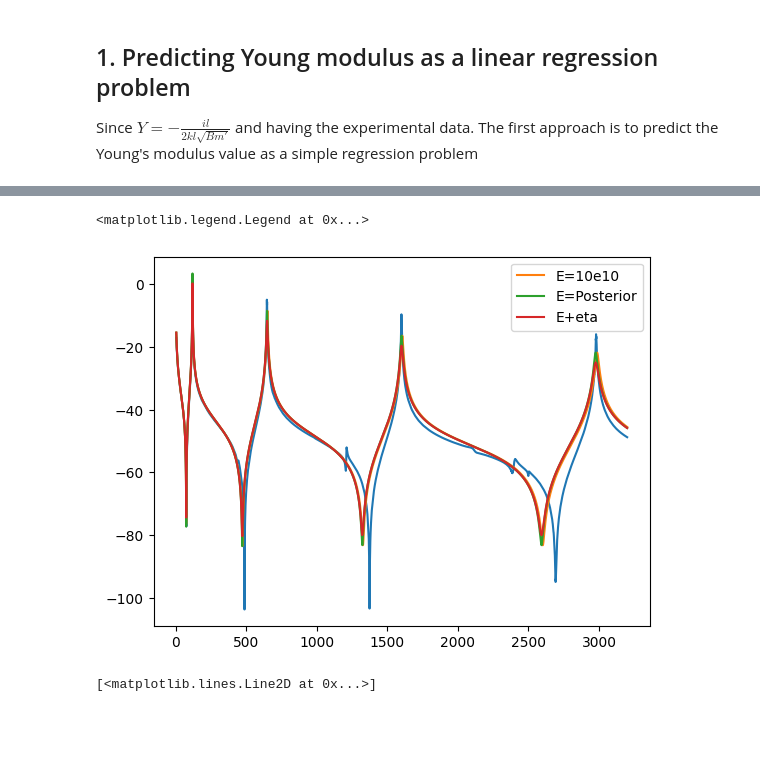
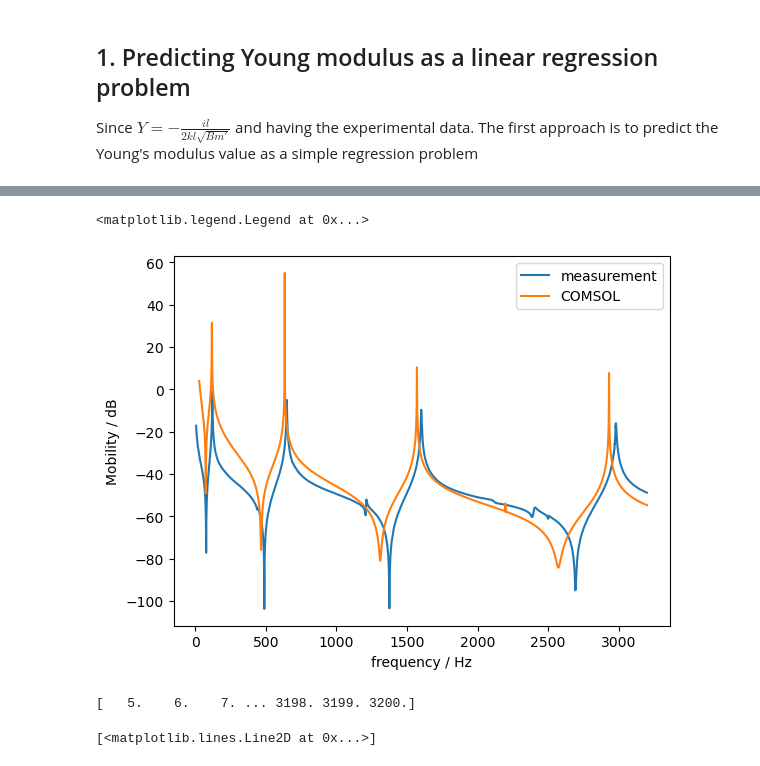
Before and after one commit to taboleiro/BayesianVibrationsModeling, a Jupyter notebook: BEMD.ipynb, the cells around one changed output, grey strips where cells are left out. Cells and saved outputs as stored; diff of their text form; code cells hidden in the pictures; blank space fills up the shorter version.

Commit message:
beam process using all the parameters

```diff
--- a/BEMD.ipynb
+++ b/BEMD.ipynb
@@ -16,6 +16,7 @@ beam = {"length": 0.301,
         "width": 0.026,
         "thickness": 0.003,
         "E":10e10,
+        "rho": 8.34e3,
         #"E": 100000186368, # approach without normalizing
         #"E": 100000194560, # normalized approach
         #"E": 10e11,
@@ -41,7 +43,7 @@ def normalize(x):
     x = (x - x.mean()) / x.std()
     return x
 
-def mobilityFunc(E, freq, beam, eta=0.007):
+def mobilityFunc(E, freq, beam, rho = 2.59*8.4e-3, eta=0.007):
 
     l = beam["length"]/2
 
@@ -49,15 +51,23 @@ def mobilityFunc(E, freq, beam, eta=0.007):
     w = 2*np.pi*freq # Angular frequency
     B = E*beam["I"] #
     complex_B = E*(1+1j*eta)*beam["I"]
-    cb = np.sqrt(w)*(B/beam["massPerUnit"])**(1/4) # bending wave velocity
+    cb = np.sqrt(w)*(B/(rho*beam["thickness"]*beam["width"]))**(1/4) # bending wave velocity
 
     kl = w/(cb)*l # bending wave number
     complex_kl = kl*(1-1j*eta/4)
     N_l = np.cos(complex_kl)*np.cosh(complex_kl) + 1
     D_l = np.cos(complex_kl)*np.sinh(complex_kl) + np.sin(complex_kl)*np.cosh(complex_kl)
 
-    Y = -(1j*l)/ (2*complex_kl*np.sqrt(complex_B *beam["massPerUnit"])) * N_l/D_l
+    Y = -(1j*l)/ (2*complex_kl*np.sqrt(complex_B *rho*beam["thickness"]*beam["width"])) * N_l/D_l
     return Y
     #Y = -(0.25*eta+1j)*l/(2*kl*np.sqrt(B*beam["massPerUnit"])) * N_l/D_l
     # The mobility is a complex value but just the absolute value is shown
     #Y = -1j*l/ (2*complex_kl*torch.sqrt(complex_B*beam["massPerUnit"])) d* N_l/D_l)
+# %%
+FEM = pd.read_csv("./Data/bend/flatBeam.csv")[30:]
+FEMmob = np.array(FEM["beam.mph"].astype(np.float))
+FEMfreq = np.array(FEM["% Model"].astype(np.float))
+
+plt.plot(FEMfreq, 20*np.log10(FEMmob), label="COMSOL")
+plt.xlabel("Frequency (Hz)")
+plt.ylabel("Mobility (dB)")
@@ -64,25 +129,34 @@ def mobilityFunc(E, freq, beam, eta=0.007):
 # %%
 data = pd.read_csv("./Data/bend/centerFreqResponse.csv")[10:]
 data["mobility"] = data["force"] + 1j*data["velocity"]
 #plt.semilogx(data["freq"], 20*np.log10(abs(data["mobility"])), label="measurement")
 norm_exp = abs(data["mobility"])
 #norm_exp = (norm_exp - norm_exp.mean()) / norm_exp.std()
 
+
 Y = mobilityFunc(beam["E"], data["freq"], beam)
-Y_pred = mobilityFunc(0.993*10e10, data["freq"], beam)
+Y_pred = mobilityFunc(0.993*10e10,  data["freq"], beam,rho = 873)
 Y_pred_eta = mobilityFunc(0.993*10e10, data["freq"], beam, eta = -1.01*0.01)
 norm_Y = Y
 #norm_Y = (norm_Y - norm_Y.mean()) / norm_Y.std()
-plt.plot(data["freq"], 20*np.log10(norm_exp))
+plt.plot(data["freq"], 20*np.log10(norm_exp), label="measurement", )
 #plt.semilogx(data["freq"], 20*np.log10(Y), label="E=10e10")
-plt.plot(data["freq"], 20*np.log10(Y), label="E=10e10")
-plt.plot(data["freq"], 20*np.log10(Y_pred), label="E=Posterior")
-plt.plot(data["freq"], 20*np.log10(Y_pred_eta), label="E+eta")
-#plt.xlim([0, 1000])
+#plt.plot(data["freq"], 20*np.log10(Y), label="E=10e10")
+#plt.plot(data["freq"], 20*np.log10(Y_pred), label="E=Posterior")
+plt.plot(FEMfreq, 20*np.log10(FEMmob), label="COMSOL")
+#plt.plot(data["freq"], 20*np.log10(Y_pred_eta), label="E+eta")
+#plt.xlim([0, ·000])
+plt.xlabel("frequency / Hz")
+plt.ylabel("Mobility / dB")
 plt.legend()
 # %% [output]
 <matplotlib.legend.Legend at 0x...>
-[figure, old version]
+[figure, new version]
+# %%
+freq = data["freq"][::2].values
+print(freq)
+# %% [output]
+[   5.    6.    7. ... 3198. 3199. 3200.]
 # %%
 data = pd.read_csv("./Data/bend/centerFreqResponse.csv")[10:]
 data["mobility"] = data["force"] + 1j*data["velocity"]
```
Also changed, not shown: parts of 5 cells of this notebook, 27 other files.
